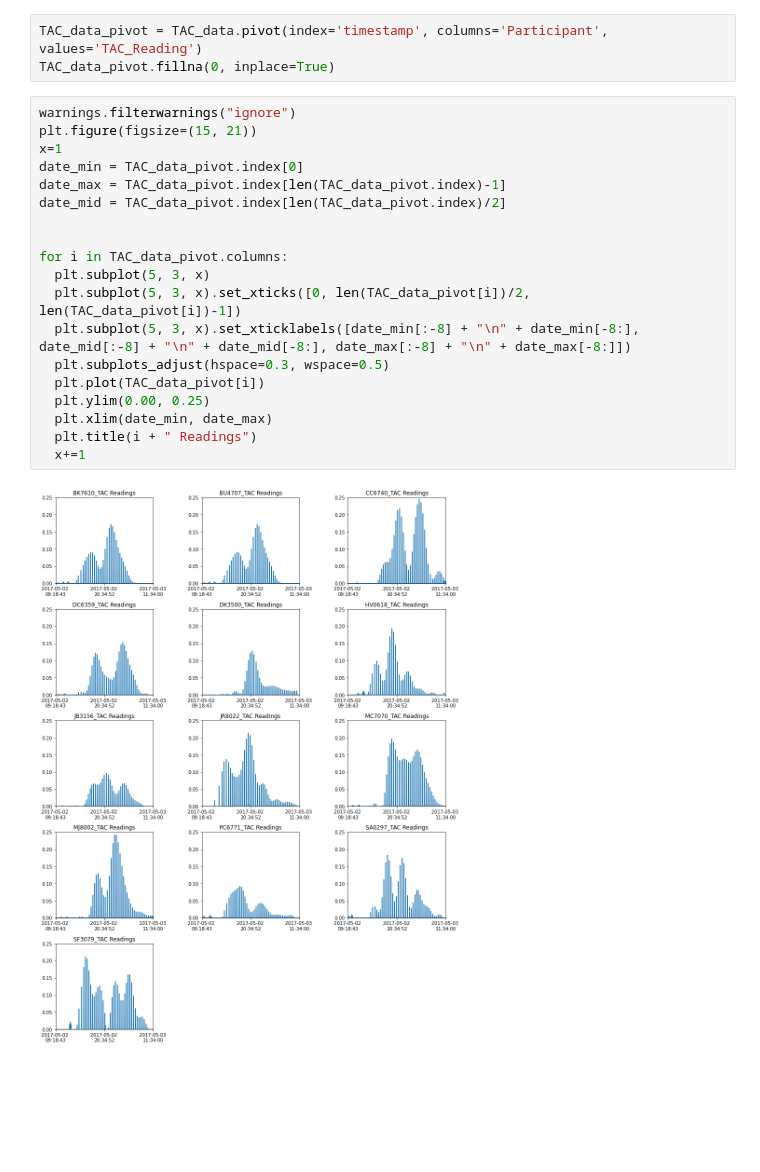
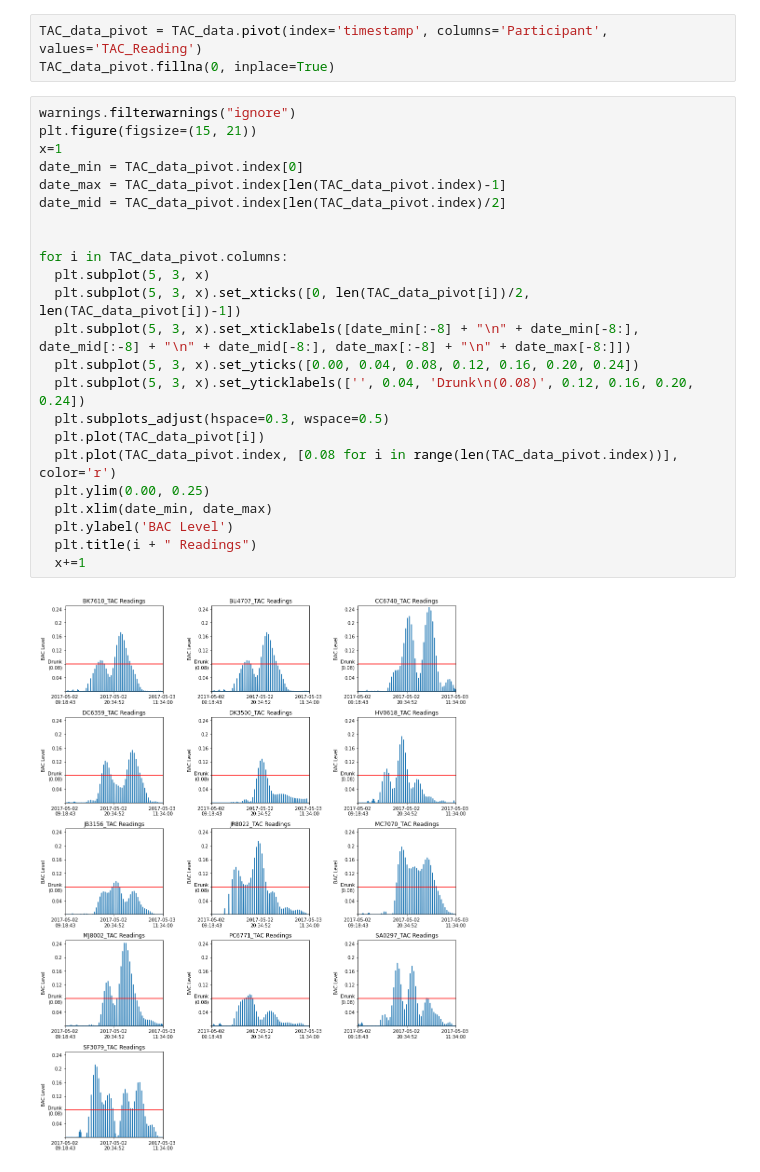
Before and after one commit to kshashank03/data-science-projects, a Jupyter notebook: Classification_Models/detecting_heavy_drinking_using_motion_data.ipynb, the cells around one changed output. Saved outputs shown, nothing was run; the diff lists cells and outputs as text; blank space fills up the shorter version.

Commit message:
Detecting Heavy Drinking Using Accelerometer Data - Added Visualizations

```diff
--- a/Classification_Models/detecting_heavy_drinking_using_motion_data.ipynb
+++ b/Classification_Models/detecting_heavy_drinking_using_motion_data.ipynb
@@ -43,21 +43,25 @@ TAC_data_pivot.fillna(0, inplace=True)
 # %%
 warnings.filterwarnings("ignore")
 plt.figure(figsize=(15, 21))
 x=1
 date_min = TAC_data_pivot.index[0]
 date_max = TAC_data_pivot.index[len(TAC_data_pivot.index)-1]
 date_mid = TAC_data_pivot.index[len(TAC_data_pivot.index)/2]
 
 
 for i in TAC_data_pivot.columns:
   plt.subplot(5, 3, x)
   plt.subplot(5, 3, x).set_xticks([0, len(TAC_data_pivot[i])/2, len(TAC_data_pivot[i])-1])
   plt.subplot(5, 3, x).set_xticklabels([date_min[:-8] + "\n" + date_min[-8:], date_mid[:-8] + "\n" + date_mid[-8:], date_max[:-8] + "\n" + date_max[-8:]])
+  plt.subplot(5, 3, x).set_yticks([0.00, 0.04, 0.08, 0.12, 0.16, 0.20, 0.24])
+  plt.subplot(5, 3, x).set_yticklabels(['', 0.04, 'Drunk\n(0.08)', 0.12, 0.16, 0.20, 0.24])
   plt.subplots_adjust(hspace=0.3, wspace=0.5)
   plt.plot(TAC_data_pivot[i])
+  plt.plot(TAC_data_pivot.index, [0.08 for i in range(len(TAC_data_pivot.index))], color='r')
   plt.ylim(0.00, 0.25)
   plt.xlim(date_min, date_max)
+  plt.ylabel('BAC Level')
   plt.title(i + " Readings")
   x+=1
 # %% [output]
-[figure, old version]
+[figure, new version]
```
